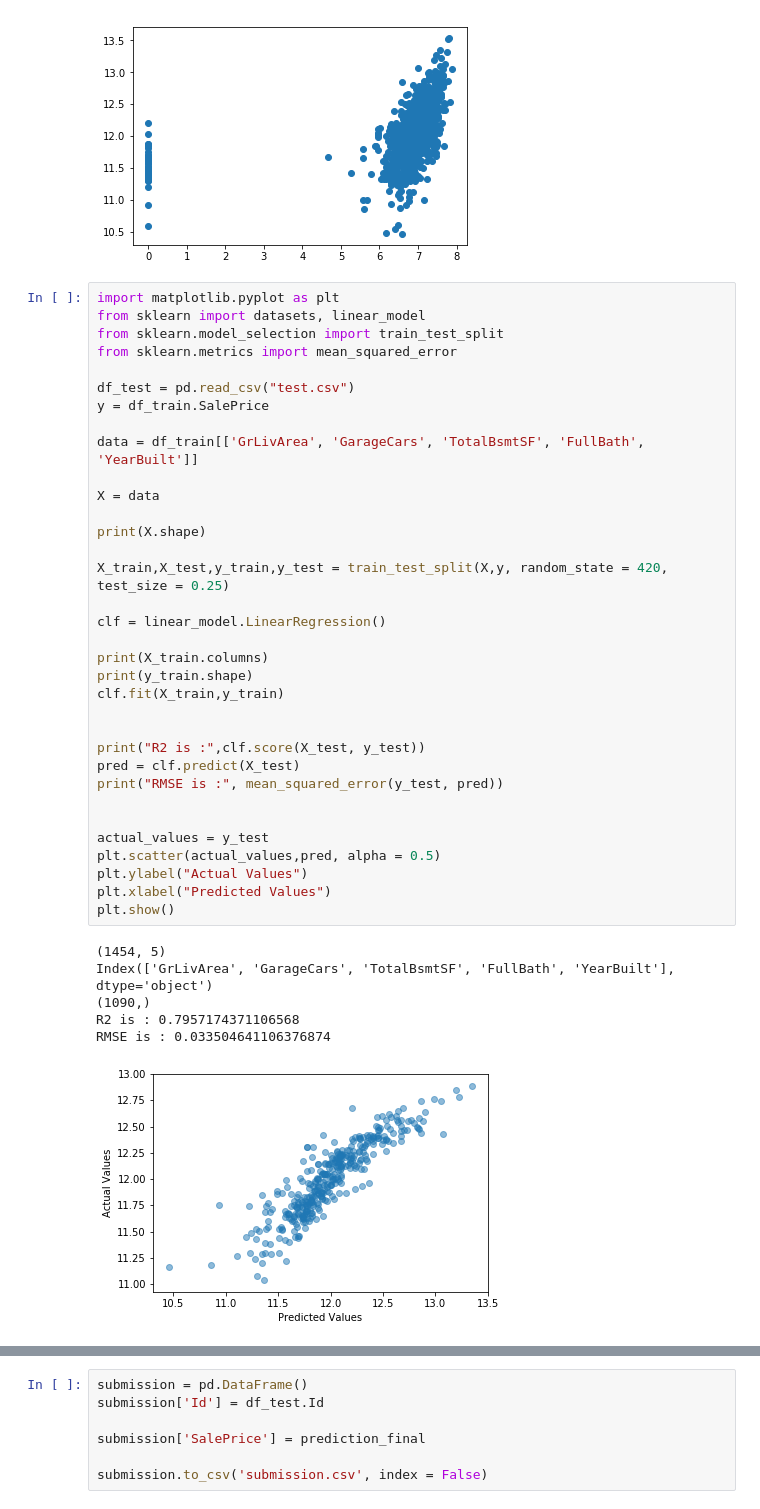
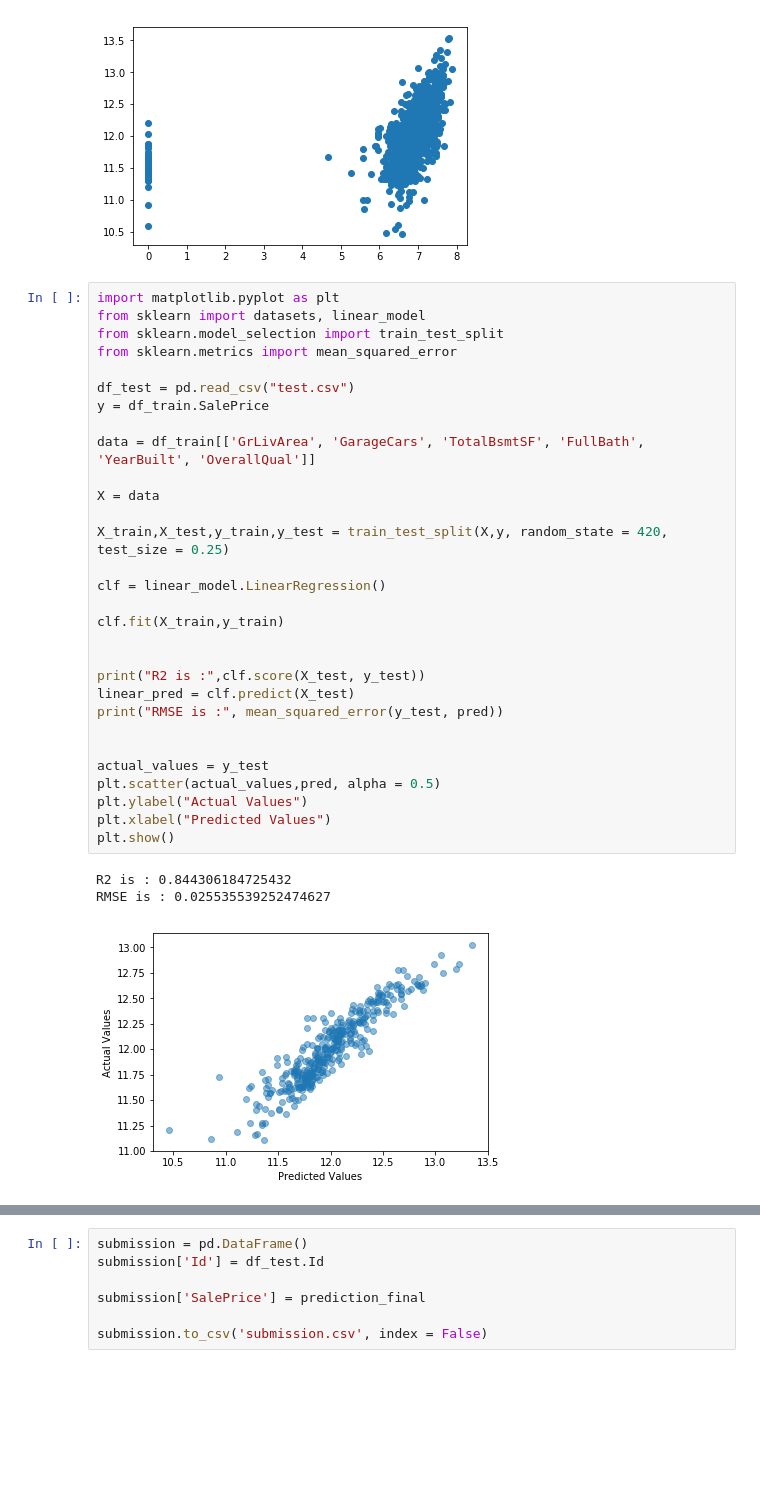
Before and after one commit to ashocorian/a16, a Jupyter notebook: A16 Project/source.ipynb, the cells around one changed output, grey strips where cells are left out. Saved outputs shown, nothing was run; the diff lists cells and outputs as text; blank space fills up the shorter version.

```diff
--- a/A16 Project/source.ipynb
+++ b/A16 Project/source.ipynb
@@ -277,44 +277,37 @@ plt.pyplot.scatter(df_train['TotalBsmtSF'],df_train['SalePrice']);
 # %%
 import matplotlib.pyplot as plt
 from sklearn import datasets, linear_model
 from sklearn.model_selection import train_test_split
 from sklearn.metrics import mean_squared_error
 
 df_test = pd.read_csv("test.csv")
 y = df_train.SalePrice
 
-data = df_train[['GrLivArea', 'GarageCars', 'TotalBsmtSF', 'FullBath', 'YearBuilt']]
+data = df_train[['GrLivArea', 'GarageCars', 'TotalBsmtSF', 'FullBath', 'YearBuilt', 'OverallQual']]
 
 X = data
-
-print(X.shape)
 
 X_train,X_test,y_train,y_test = train_test_split(X,y, random_state = 420, test_size = 0.25)
 
 clf = linear_model.LinearRegression()
 
-print(X_train.columns)
-print(y_train.shape)
 clf.fit(X_train,y_train)
 
 
 print("R2 is :",clf.score(X_test, y_test))
-pred = clf.predict(X_test)
+linear_pred = clf.predict(X_test)
 print("RMSE is :", mean_squared_error(y_test, pred))
 
 
 actual_values = y_test
 plt.scatter(actual_values,pred, alpha = 0.5)
 plt.ylabel("Actual Values")
 plt.xlabel("Predicted Values")
 plt.show()
 # %% [output]
-(1454, 5)
-Index(['GrLivArea', 'GarageCars', 'TotalBsmtSF', 'FullBath', 'YearBuilt'], dtype='object')
-(1090,)
-R2 is : 0.7957174371106568
-RMSE is : 0.033504641106376874
+R2 is : 0.844306184725432
+RMSE is : 0.025535539252474627
-[figure, old version]
+[figure, new version]
 # %%
 #features = ['OverallQual', 'GrLivArea', 'GarageCars', 'TotalBsmtSF', 'FullBath', 'YearBuilt']
 df_test[['GrLivArea', 'TotalBsmtSF']] = np.log1p(df_test[['GrLivArea', 'TotalBsmtSF']])
```
Also changed, not shown: parts of 3 cells of this notebook.
